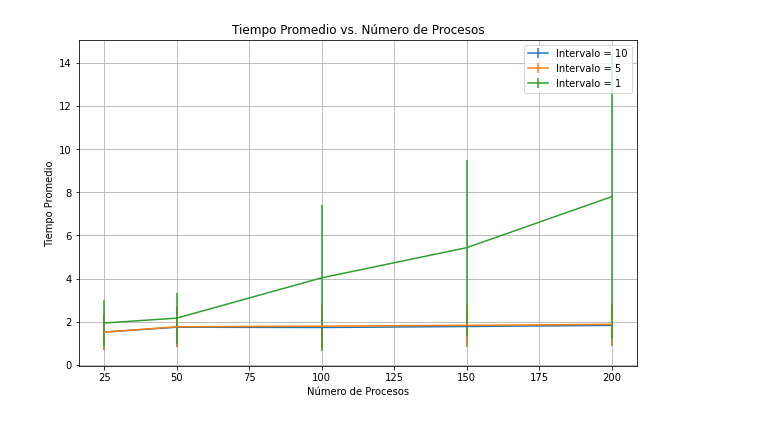
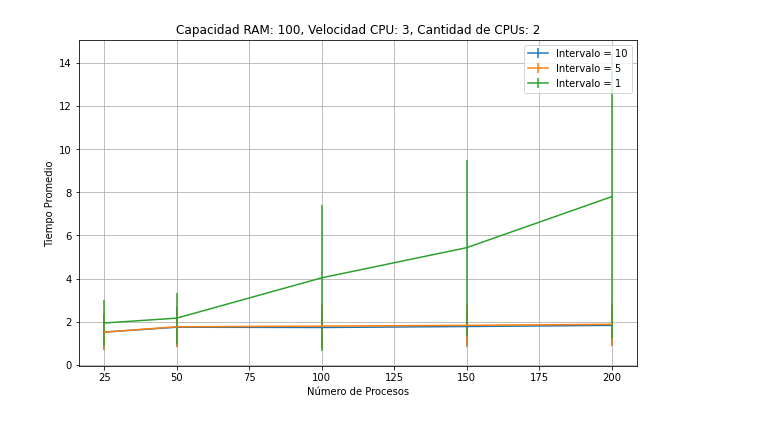
Before and after one commit to Charly2440/HDT5_SimPY, a Jupyter notebook: SimPy simulando colas, hdt5.ipynb, the cells around one changed output. Drawn from its saved outputs; the diff is of its cells as text; code cells hidden in the pictures.

```diff
--- a/SimPy simulando colas, hdt5.ipynb
+++ b/SimPy simulando colas, hdt5.ipynb
@@ -167,32 +365,32 @@ def ejecutar_simulacion(num_procesos, intervalo, capacidad_ram, velocidad_cpu):
     env.process(sim.ejecutar())
     env.run()
 
     return np.mean(sim.tiempos_proceso), np.std(sim.tiempos_proceso)
 
 #se instancian las listas para guardar los datos a graficar
 tiempos_promedio = []
 desviaciones_estandar = []
 
 #Se ejecutan tantas simulaciones como intervalos se quieren analizar y se apendizan los resultados a las listas para grafica
 for intervalo in INTERVALOS:
     tiempos_promedio_intervalo = []
     desviaciones_estandar_intervalo = []
     for num_procesos in NUM_PROCESOS:
         tiempo_promedio, desviacion_estandar = ejecutar_simulacion(num_procesos, intervalo, CAPACIDAD_RAM, velocidad_cpu)
         tiempos_promedio_intervalo.append(tiempo_promedio)
         desviaciones_estandar_intervalo.append(desviacion_estandar)
     tiempos_promedio.append(tiempos_promedio_intervalo)
     desviaciones_estandar.append(desviaciones_estandar_intervalo)
 
 # Se grafican los resultados
 plt.figure(figsize=(10, 6))
 for i, intervalo in enumerate(INTERVALOS):
     plt.errorbar(NUM_PROCESOS, tiempos_promedio[i], yerr=desviaciones_estandar[i], label=f'Intervalo = {intervalo}')
 plt.xlabel('Número de Procesos')
 plt.ylabel('Tiempo Promedio')
-plt.title('Tiempo Promedio vs. Número de Procesos')
+plt.title('Capacidad RAM: 100, Velocidad CPU: 3, Cantidad de CPUs: 2')
 plt.legend()
 plt.grid(True)
 plt.show()
 # %% [output]
-[figure, old version]
+[figure, new version]
```
Also changed, not shown: parts of 3 cells of this notebook.
